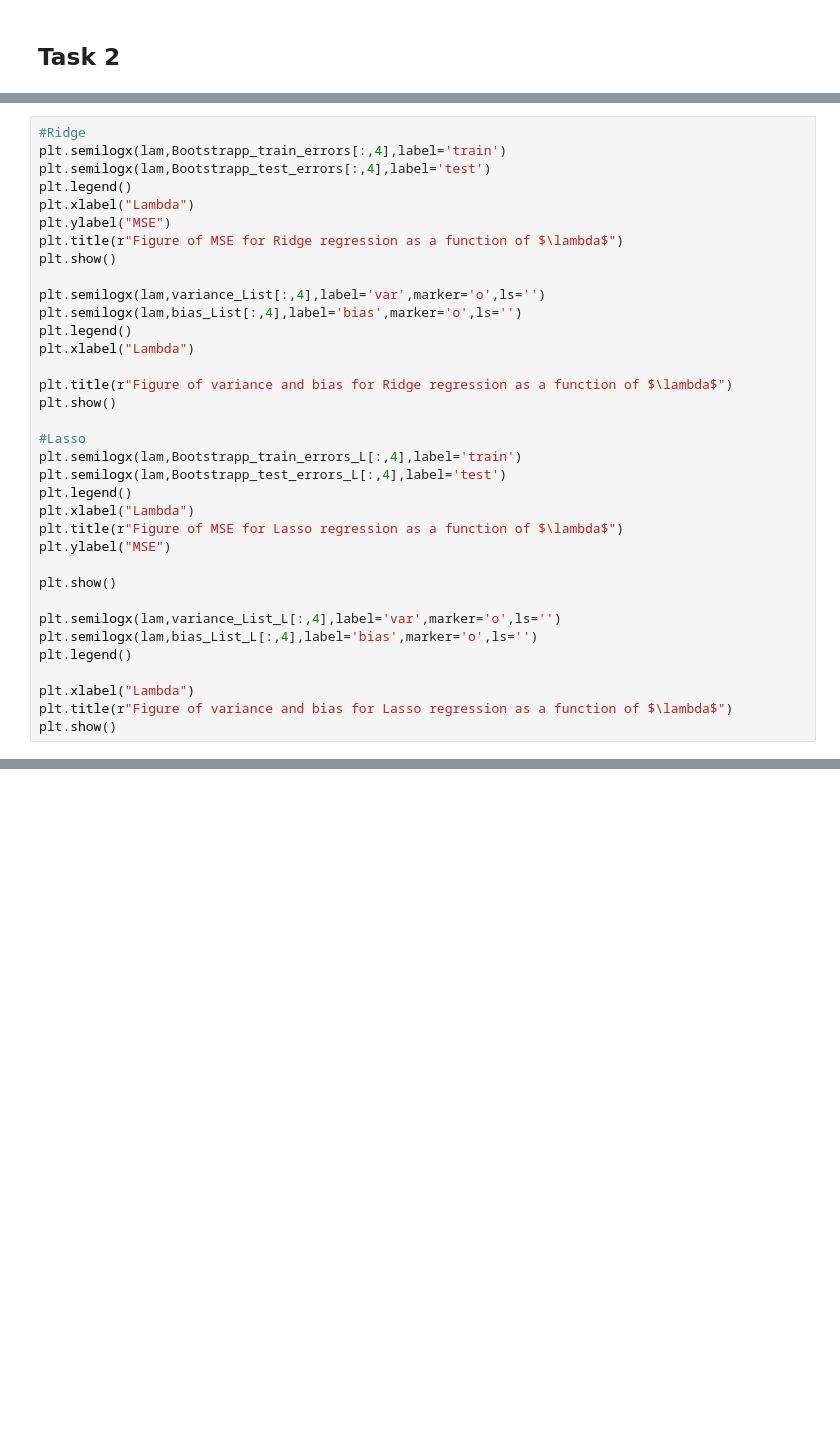
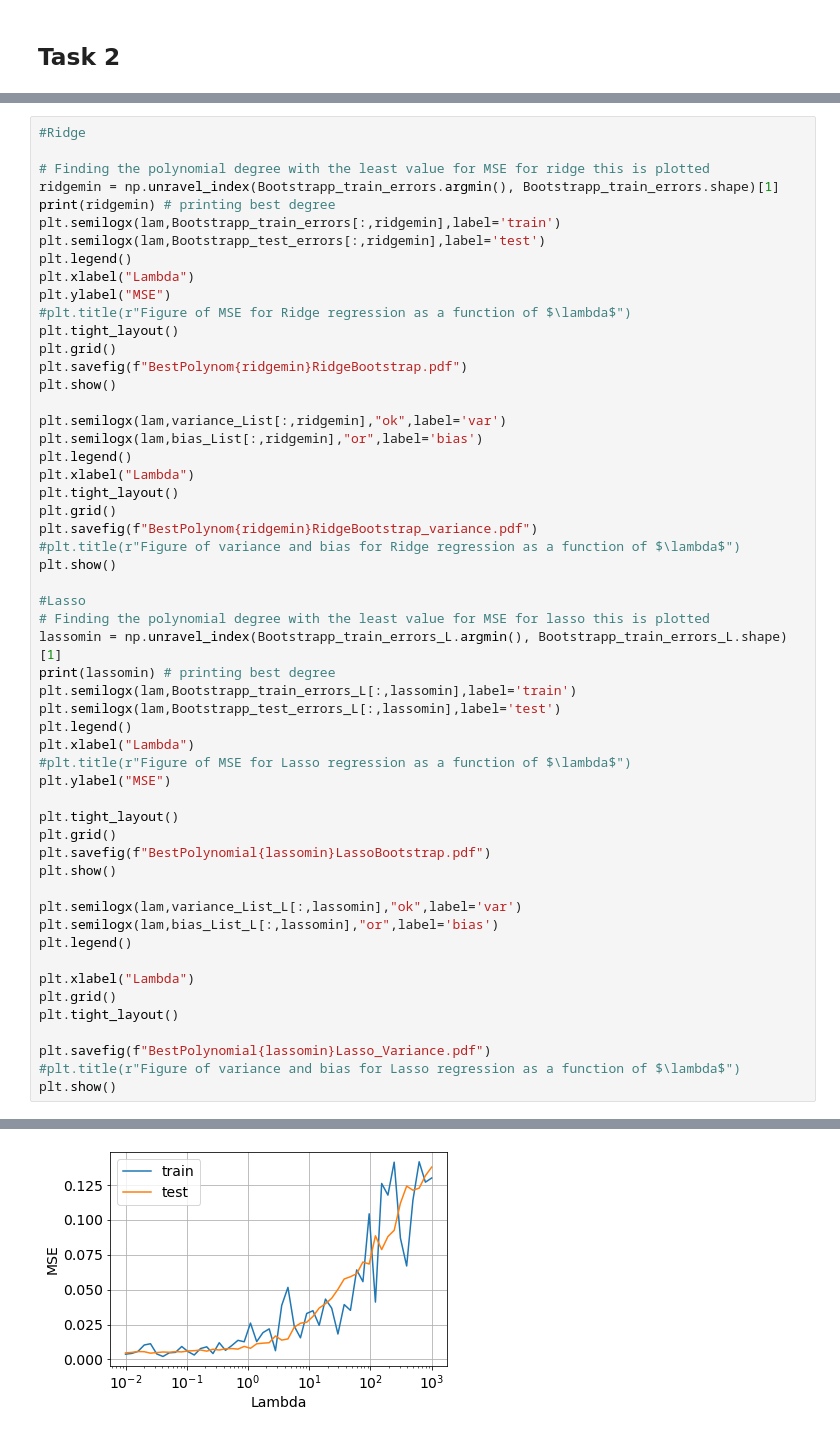
Before and after one commit to MortenTryti/MachineLearning, a Jupyter notebook: Project 1/Project1.ipynb, the cells around one changed output, grey strips where cells are left out. Drawn from its saved outputs; the diff is of its cells as text; blank space fills up the shorter version.

```diff
--- a/Project 1/Project1.ipynb
+++ b/Project 1/Project1.ipynb
@@ -596,35 +724,55 @@ for alpha in lam:
 # %%
 #Ridge
-plt.semilogx(lam,Bootstrapp_train_errors[:,4],label='train')
-plt.semilogx(lam,Bootstrapp_test_errors[:,4],label='test')
+
+# Finding the polynomial degree with the least value for MSE for ridge this is plotted
+ridgemin = np.unravel_index(Bootstrapp_train_errors.argmin(), Bootstrapp_train_errors.shape)[1]
+print(ridgemin) # printing best degree
+plt.semilogx(lam,Bootstrapp_train_errors[:,ridgemin],label='train')
+plt.semilogx(lam,Bootstrapp_test_errors[:,ridgemin],label='test')
 plt.legend()
 plt.xlabel("Lambda")
 plt.ylabel("MSE")
-plt.title(r"Figure of MSE for Ridge regression as a function of $\lambda$")
+#plt.title(r"Figure of MSE for Ridge regression as a function of $\lambda$")
+plt.tight_layout()
+plt.grid()
+plt.savefig(f"BestPolynom{ridgemin}RidgeBootstrap.pdf")
 plt.show()
 
-plt.semilogx(lam,variance_List[:,4],label='var',marker='o',ls='')
-plt.semilogx(lam,bias_List[:,4],label='bias',marker='o',ls='')
+plt.semilogx(lam,variance_List[:,ridgemin],"ok",label='var')
+plt.semilogx(lam,bias_List[:,ridgemin],"or",label='bias')
 plt.legend()
 plt.xlabel("Lambda")
-
-plt.title(r"Figure of variance and bias for Ridge regression as a function of $\lambda$")
+plt.tight_layout()
+plt.grid()
+plt.savefig(f"BestPolynom{ridgemin}RidgeBootstrap_variance.pdf")
+#plt.title(r"Figure of variance and bias for Ridge regression as a function of $\lambda$")
 plt.show()
 
 #Lasso
-plt.semilogx(lam,Bootstrapp_train_errors_L[:,4],label='train')
-plt.semilogx(lam,Bootstrapp_test_errors_L[:,4],label='test')
+# Finding the polynomial degree with the least value for MSE for lasso this is plotted
+lassomin = np.unravel_index(Bootstrapp_train_errors_L.argmin(), Bootstrapp_train_errors_L.shape)[1]
+print(lassomin) # printing best degree
+plt.semilogx(lam,Bootstrapp_train_errors_L[:,lassomin],label='train')
+plt.semilogx(lam,Bootstrapp_test_errors_L[:,lassomin],label='test')
 plt.legend()
 plt.xlabel("Lambda")
-plt.title(r"Figure of MSE for Lasso regression as a function of $\lambda$")
+#plt.title(r"Figure of MSE for Lasso regression as a function of $\lambda$")
 plt.ylabel("MSE")
 
+plt.tight_layout()
+plt.grid()
+plt.savefig(f"BestPolynomial{lassomin}LassoBootstrap.pdf")
 plt.show()
 
-plt.semilogx(lam,variance_List_L[:,4],label='var',marker='o',ls='')
-plt.semilogx(lam,bias_List_L[:,4],label='bias',marker='o',ls='')
+plt.semilogx(lam,variance_List_L[:,lassomin],"ok",label='var')
+plt.semilogx(lam,bias_List_L[:,lassomin],"or",label='bias')
 plt.legend()
 
 plt.xlabel("Lambda")
-plt.title(r"Figure of variance and bias for Lasso regression as a function of $\lambda$")
+plt.grid()
+plt.tight_layout()
+
+plt.savefig(f"BestPolynomial{lassomin}Lasso_Variance.pdf")
+#plt.title(r"Figure of variance and bias for Lasso regression as a function of $\lambda$")
 plt.show()
+# %% [output]
@@ -630,0 +780 @@ plt.show()
+[figure, added]
```
Also changed, not shown: parts of 13 cells of this notebook, 1 other file.
